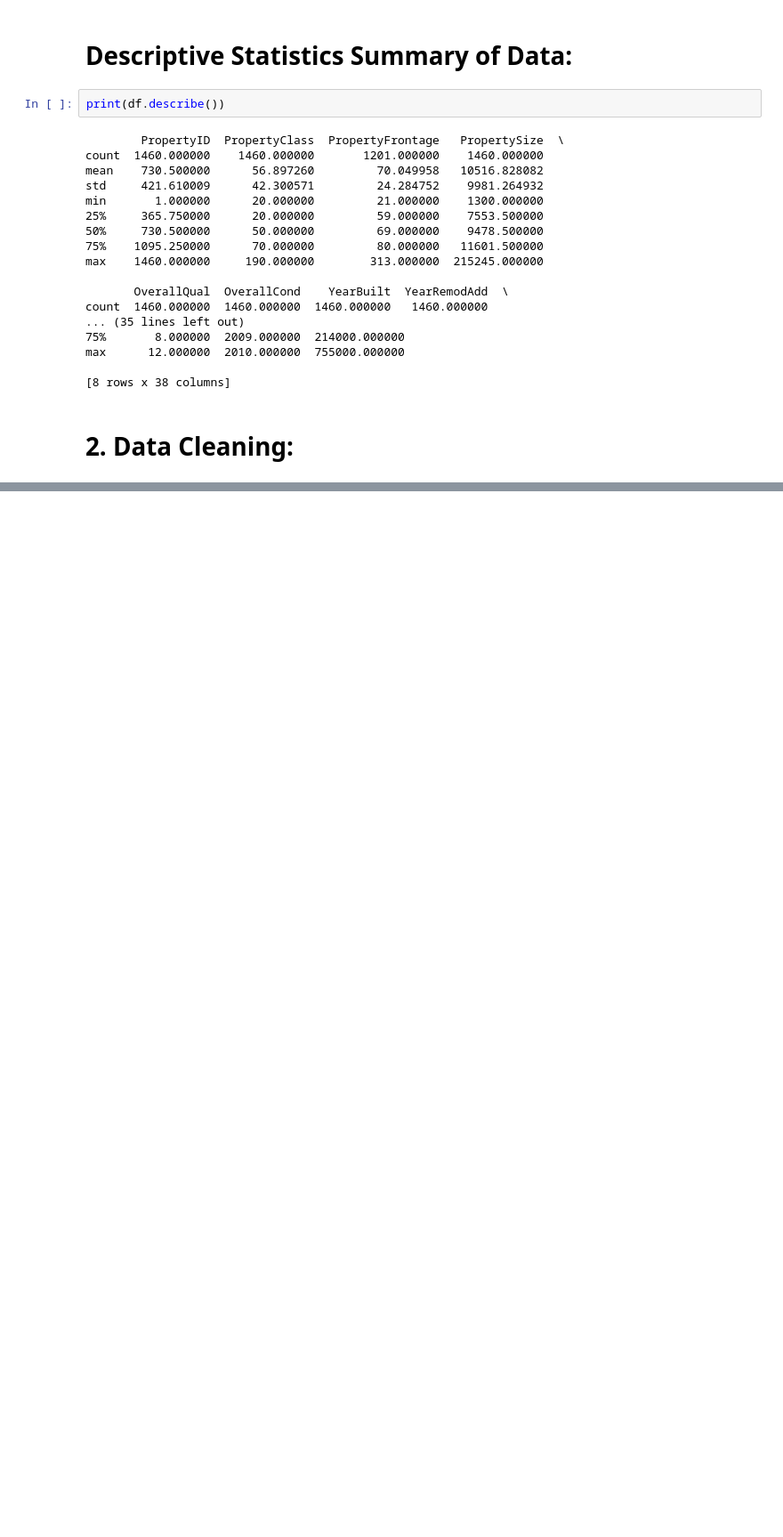
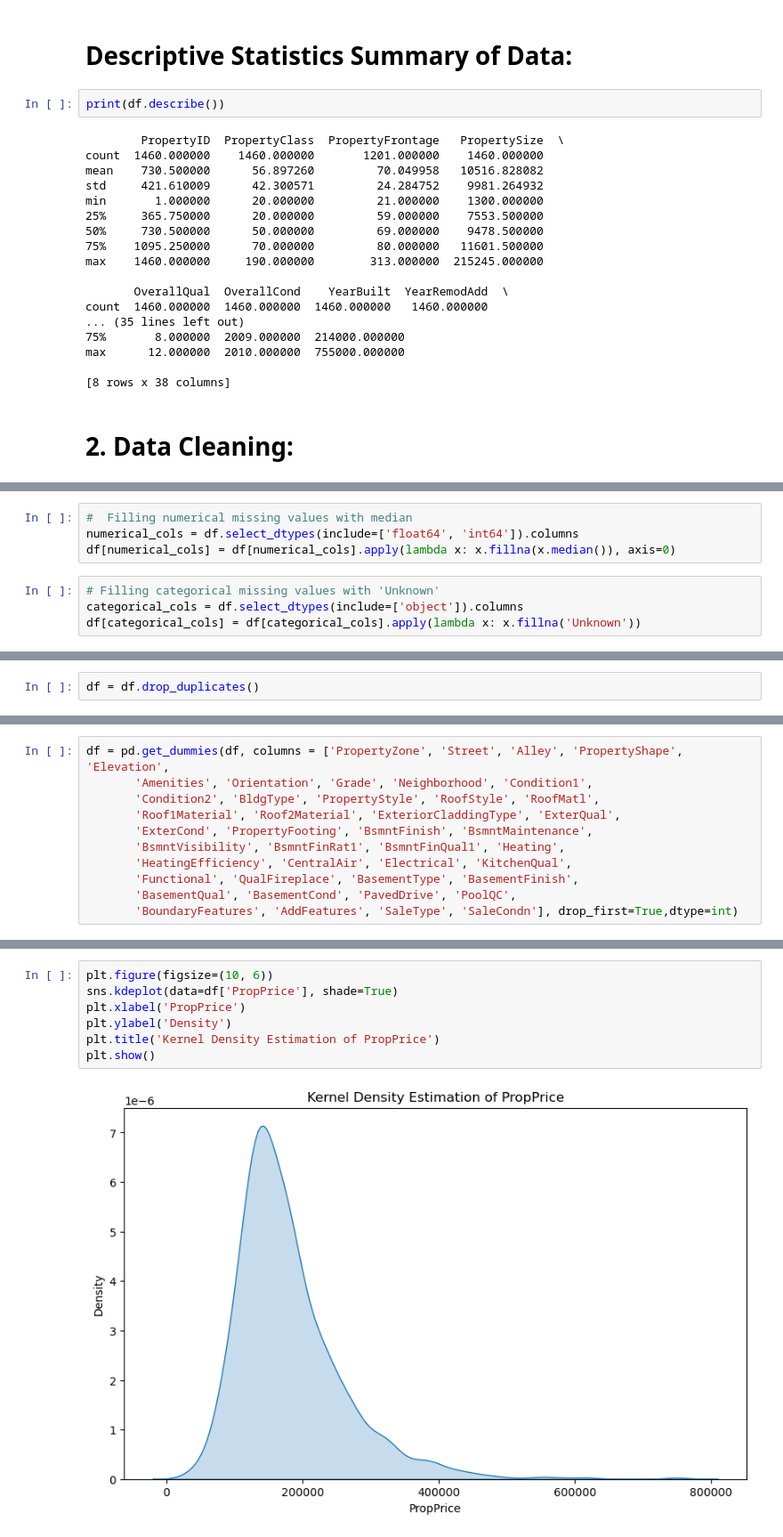
Before and after one commit to analysis86/Capstone-Project-1, a Jupyter notebook: Note_Book/Capstone Project.ipynb, the cells around one changed output, grey strips where cells are left out. Shown at 89% size. Cells and saved outputs as stored; diff of their text form; blank space fills up the shorter version.

Commit message:
add data

```diff
--- a/Note_Book/Capstone Project.ipynb
+++ b/Note_Book/Capstone Project.ipynb
@@ -121,0 +169,8 @@ max      12.000000  2010.000000  755000.000000
+# %%
+#  Filling numerical missing values with median
+numerical_cols = df.select_dtypes(include=['float64', 'int64']).columns
+df[numerical_cols] = df[numerical_cols].apply(lambda x: x.fillna(x.median()), axis=0)
+# %%
+# Filling categorical missing values with 'Unknown'
+categorical_cols = df.select_dtypes(include=['object']).columns
+df[categorical_cols] = df[categorical_cols].apply(lambda x: x.fillna('Unknown'))
@@ -121,0 +199,2 @@ max      12.000000  2010.000000  755000.000000
+# %%
+df = df.drop_duplicates()
@@ -121,0 +223,11 @@ max      12.000000  2010.000000  755000.000000
+# %%
+df = pd.get_dummies(df, columns = ['PropertyZone', 'Street', 'Alley', 'PropertyShape', 'Elevation',
+       'Amenities', 'Orientation', 'Grade', 'Neighborhood', 'Condition1',
+       'Condition2', 'BldgType', 'PropertyStyle', 'RoofStyle', 'RoofMatl',
+       'Roof1Material', 'Roof2Material', 'ExteriorCladdingType', 'ExterQual',
+       'ExterCond', 'PropertyFooting', 'BsmntFinish', 'BsmntMaintenance',
+       'BsmntVisibility', 'BsmntFinRat1', 'BsmntFinQual1', 'Heating',
+       'HeatingEfficiency', 'CentralAir', 'Electrical', 'KitchenQual',
+       'Functional', 'QualFireplace', 'BasementType', 'BasementFinish',
+       'BasementQual', 'BasementCond', 'PavedDrive', 'PoolQC',
+       'BoundaryFeatures', 'AddFeatures', 'SaleType', 'SaleCondn'], drop_first=True,dtype=int)
@@ -121,0 +250,9 @@ max      12.000000  2010.000000  755000.000000
+# %%
+plt.figure(figsize=(10, 6))
+sns.kdeplot(data=df['PropPrice'], shade=True)
+plt.xlabel('PropPrice')
+plt.ylabel('Density')
+plt.title('Kernel Density Estimation of PropPrice')
+plt.show()
+# %% [output]
+[figure, added]
```
Also changed, not shown: parts of 36 cells of this notebook, 1 other file.
